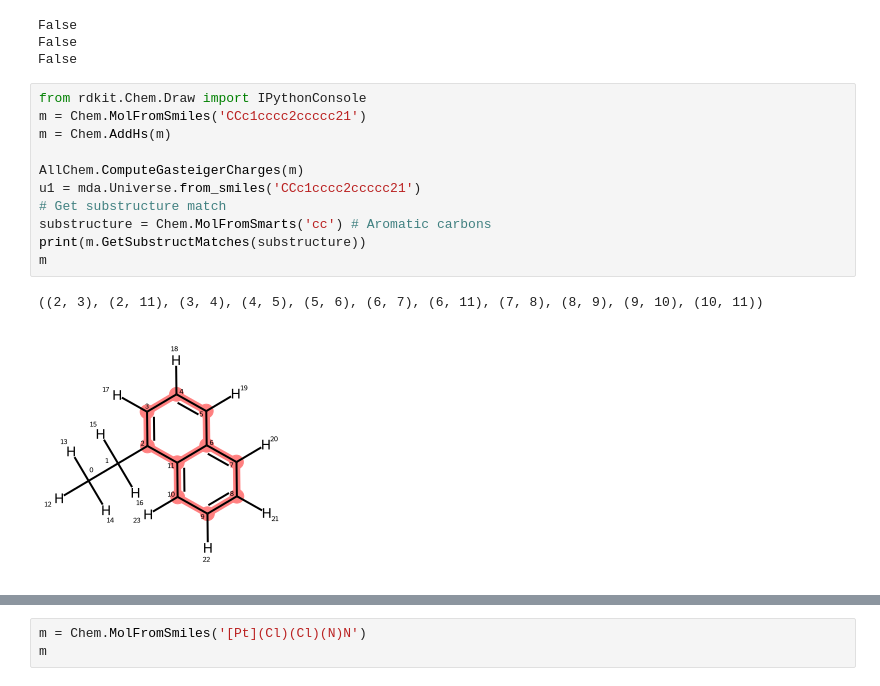
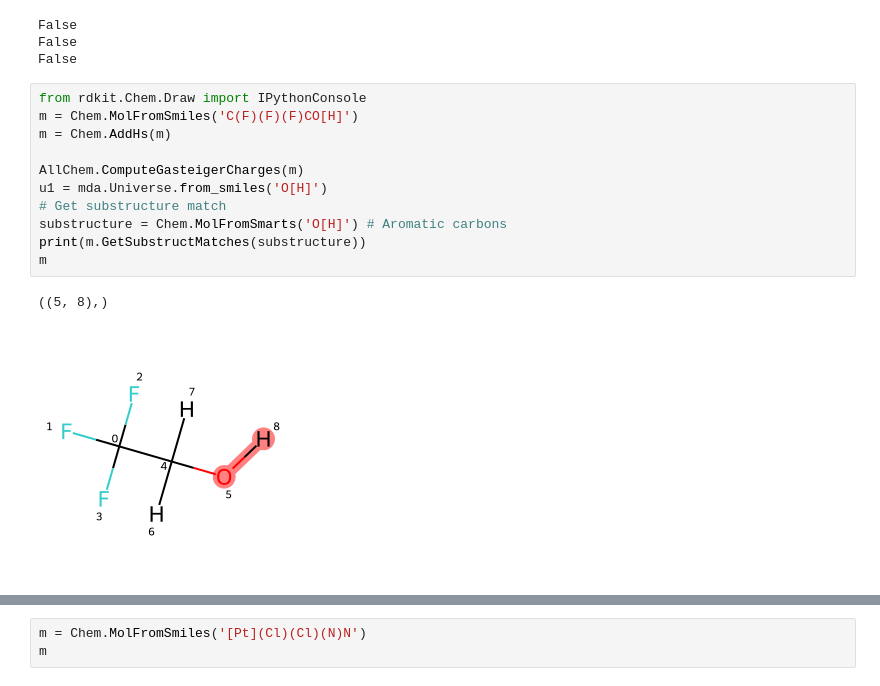
Before and after one commit to MDSYN2019/MDNPPackage, a Jupyter notebook: notebooks/Martini_bead_matching_notebook.ipynb, the cells around one changed output, grey strips where cells are left out. Drawn from its saved outputs; the diff is of its cells as text.

```diff
--- a/notebooks/Martini_bead_matching_notebook.ipynb
+++ b/notebooks/Martini_bead_matching_notebook.ipynb
@@ -424,15 +1193,15 @@ False
 False
 # %%
 from rdkit.Chem.Draw import IPythonConsole
-m = Chem.MolFromSmiles('CCc1cccc2ccccc21')
+m = Chem.MolFromSmiles('C(F)(F)(F)CO[H]')
 m = Chem.AddHs(m)
 
 AllChem.ComputeGasteigerCharges(m)
-u1 = mda.Universe.from_smiles('CCc1cccc2ccccc21')
+u1 = mda.Universe.from_smiles('O[H]')
 # Get substructure match
-substructure = Chem.MolFromSmarts('cc') # Aromatic carbons
+substructure = Chem.MolFromSmarts('O[H]') # Aromatic carbons
 print(m.GetSubstructMatches(substructure))
 m
 # %% [output]
-((2, 3), (2, 11), (3, 4), (4, 5), (5, 6), (6, 7), (6, 11), (7, 8), (8, 9), (9, 10), (10, 11))
+((5, 8),)
-[figure, old version]
+[figure, new version]
```
Also changed, not shown: parts of 78 cells of this notebook, 19 other files.
